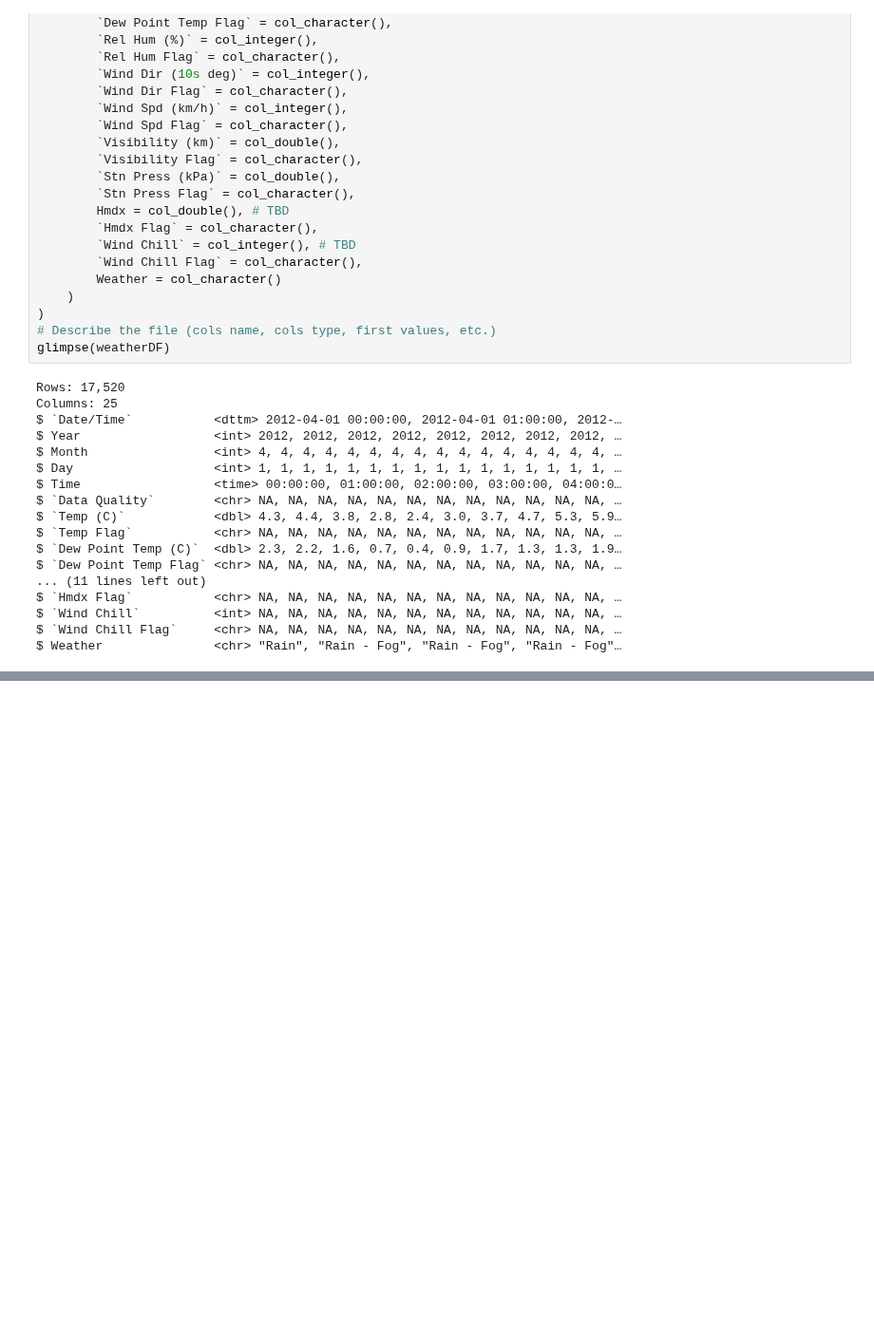
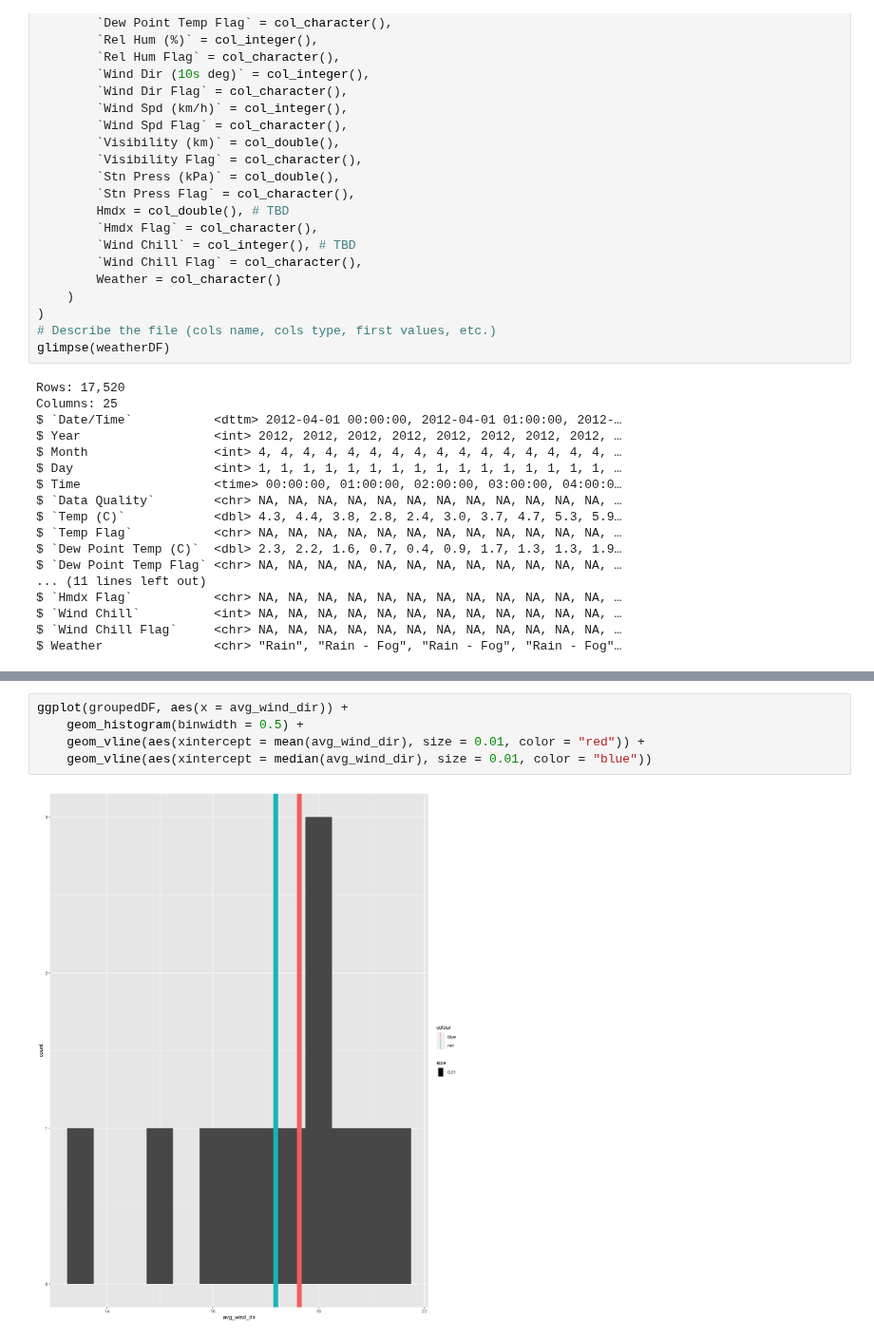
Before and after one commit to philippebarrette4/INF1430, a Jupyter notebook: scripts/ClimateAnalysis/HourlyWeather.ipynb, the cells around one changed output, grey strips where cells are left out. Shown at 95% size. Saved outputs shown, nothing was run; the diff lists cells and outputs as text; blank space fills up the shorter version.

```diff
--- a/scripts/ClimateAnalysis/HourlyWeather.ipynb
+++ b/scripts/ClimateAnalysis/HourlyWeather.ipynb
@@ -157,0 +193,7 @@ plot_grid(plt1, plt2, plt3, plt4, plt5, plt6, plt7, plt8, ncol = 2)
+# %%
+ggplot(groupedDF, aes(x = avg_wind_dir)) +
+    geom_histogram(binwidth = 0.5) +
+    geom_vline(aes(xintercept = mean(avg_wind_dir), size = 0.01, color = "red")) +
+    geom_vline(aes(xintercept = median(avg_wind_dir), size = 0.01, color = "blue"))
+# %% [output]
+[figure, added]
```
Also changed, not shown: parts of 5 cells of this notebook.
